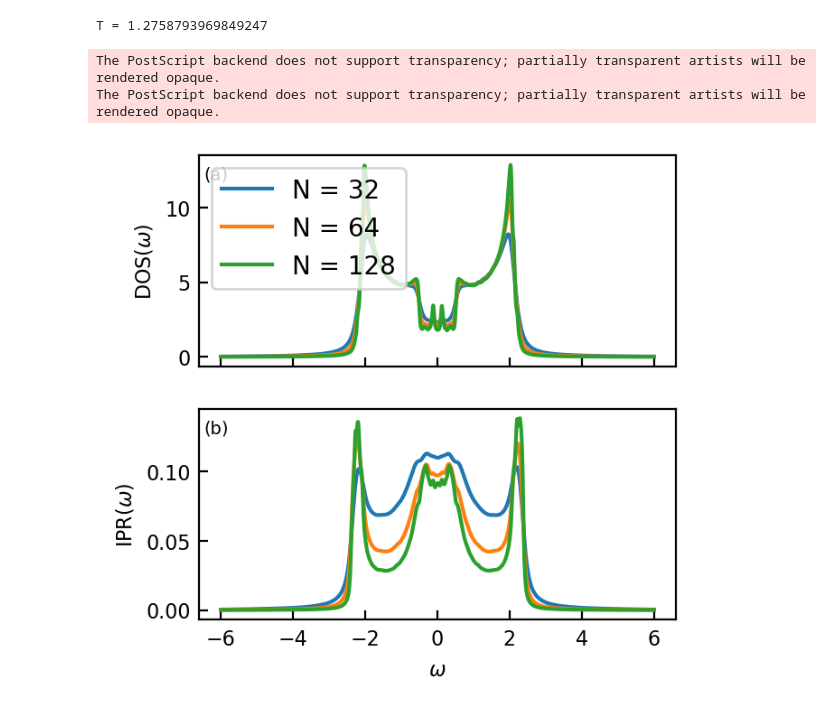
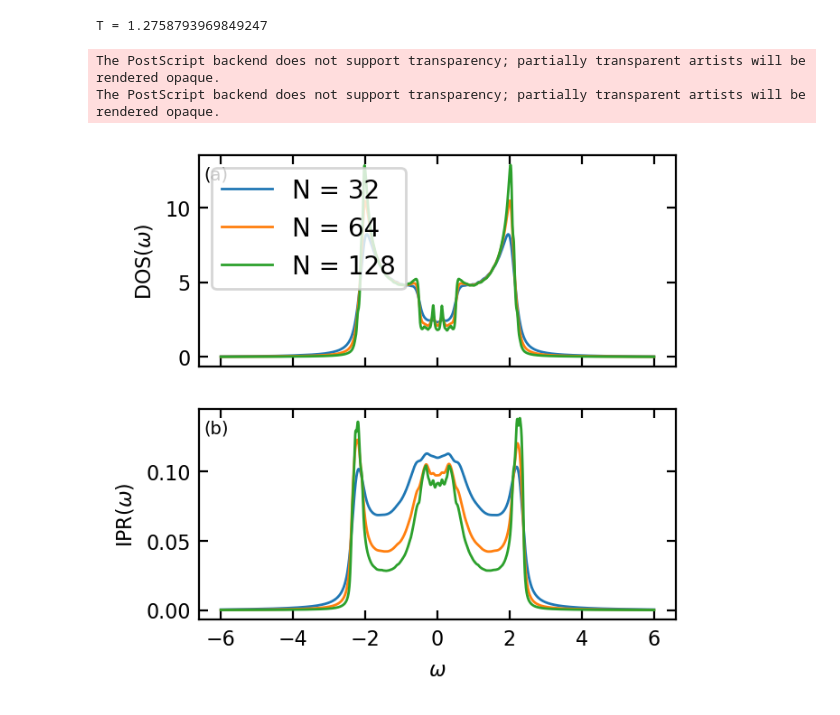
Before and after one commit to TomHodson/FKMC, a Jupyter notebook: notebooks/munich/Figures/ShortPaper_Figures.ipynb, the cells around one changed output. Saved outputs shown, nothing was run; the diff lists cells and outputs as text; code cells hidden in the pictures.

Commit message:
Update short paper figures

```diff
--- a/notebooks/munich/Figures/ShortPaper_Figures.ipynb
+++ b/notebooks/munich/Figures/ShortPaper_Figures.ipynb
@@ -11,8 +11,8 @@ columnwidth = 246/72.27
 plt.rc('font', family='sans-serif')
 plt.rc('figure', dpi=200) #makes the plots display larger in the jupyter view
 plt.rc('text', usetex=False)
-plt.rc('xtick', labelsize=8)
-plt.rc('ytick', labelsize=8)
+plt.rc('xtick', labelsize=8, direction='in', bottom=True, top=True)
+plt.rc('ytick', labelsize=8, direction='in', left=True, right=True)
 plt.rc('axes', labelsize=8)
 plt.rc('figure', autolayout=False)
 
@@ -201,6 +341,7 @@ for i, N in enumerate(o.Ns):
 width = columnwidth
 height =  columnwidth
 dpi = 150
+linewidth = 1
 
 f, axes = plt.subplots(2,1, sharex = 'all', gridspec_kw = dict(hspace = 0.2))
 
@@ -208,33 +349,33 @@ i = -1
 T_select = 60
 T = o.Ts[T_select]
 print(f'T = {T}')
 
 for i, N in enumerate(o.Ns):
     if N < 32: continue
 
-    axes[0].plot(o.E_bins[1:], o.sE[i][T_select, :], label = f'N = {N}')
-    axes[1].plot(o.E_bins[1: ], o.sI[i][T_select, :])
+    axes[0].plot(o.E_bins[1:], o.sE[i][T_select, :], label = f'N = {N}', linewidth = linewidth)
+    axes[1].plot(o.E_bins[1: ], o.sI[i][T_select, :], linewidth = linewidth)
 
 
 axes[0].set(ylabel = 'DOS($\omega$)')
 axes[1].set(ylabel = 'IPR($\omega$)', xlabel = '$\omega$')
 
 axes[0].legend()
 
 #inset_ax = inset_axes(axes[1], width="30%", height="50%", loc=1, borderpad = 0.2)
 #inset_ax.set(xlim = (1,3), ylabel = 'IPR', xlabel = 'N', xticks = [], yticks = [])
 
 for a in axes: a.tick_params(direction = "in")
 
 for label, ax in zip(["(a)","(b)","(c)"], axes):
     ax.text(0.01, 0.95, label, transform=ax.transAxes,
             fontsize=7, fontweight='normal', va='top', color = 'black')
 
 #f.subplots_adjust(bottom=0.2)
 f.set_size_inches(width,height)
 f.savefig(figure_location / 'mobility_edge.eps', bbox_inches='tight')
 # %% [output]
 T = 1.2758793969849247
 The PostScript backend does not support transparency; partially transparent artists will be rendered opaque.
 The PostScript backend does not support transparency; partially transparent artists will be rendered opaque.
-[figure, old version]
+[figure, new version]
```
Also changed, not shown: parts of 14 cells of this notebook, 5 other files.
